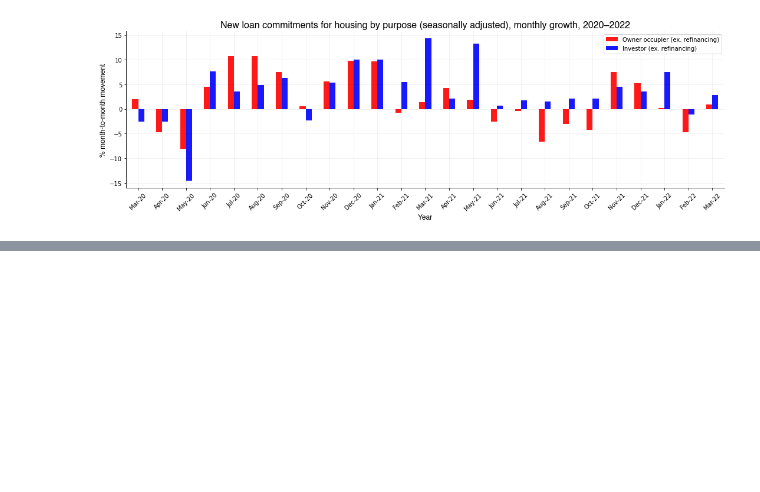
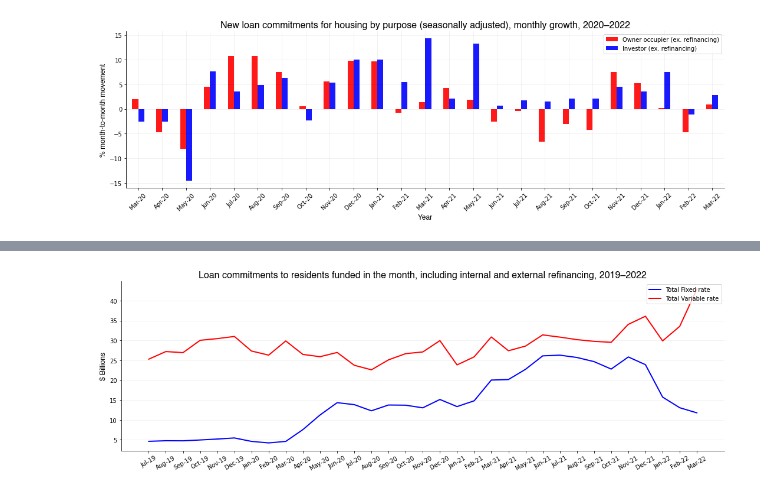
Before and after one commit to mnperic/australian-lending-indicators, a Jupyter notebook: australian_lending_indicators.ipynb, the cells around one changed output, grey strips where cells are left out. Cells and saved outputs as stored; diff of their text form; code cells hidden in the pictures; blank space fills up the shorter version.

```diff
--- a/australian_lending_indicators.ipynb
+++ b/australian_lending_indicators.ipynb
@@ -476 +499,39 @@ plt.show()
+# %%
+# Plot - business loans
+
+# Font families
+font_1 = {'family':'helvetica','color':'black','size':16}
+font_2 = {'family':'helvetica','color':'black','size':12}
+
+# Data
+plt.figure(figsize=(15,5))
+plt.plot(mortgage_type_df['Date'], mortgages_df['Total fixed rate housing loans ($b)'], color="blue",
+         label='Total Fixed rate', markersize='7', linewidth=2)
+plt.plot(mortgage_type_df['Date'], mortgages_df['Total variable rate housing loans ($b)'], color="red",
+         label='Total Variable rate', markersize='7', linewidth=2)
+
+plt.legend(loc='upper right', ncol=1)
+
+# Ticks
+plt.xticks((mortgages_df['Date'])[::1
+                                ], rotation=30)
+
+plt.title("Loan commitments to residents funded in the month, including internal and external refinancing, 2019–2022",
+          fontdict = font_1)
+plt.ylabel("$ Billions", fontdict = font_2)
+
+# Grid
+matplotlib.pyplot.grid(visible=True, which='major', axis='y', color='black', alpha=0.05, linestyle='-', linewidth=1)
+
+# Aesthetics
+plt.gca().spines['top'].set_visible(False)
+plt.gca().spines['right'].set_visible(False)
+plt.tight_layout()
+
+# Show/save
+plt.savefig("/Users/minoperic/Data Analytics/Data Investigations/australian-lending-indicators-march-2022/Images/mortgages.png",
+            transparent=False, dpi=300)
+plt.show()
+# %% [output]
+[figure, added]
 # %%
```
Also changed, not shown: parts of 12 cells of this notebook.
